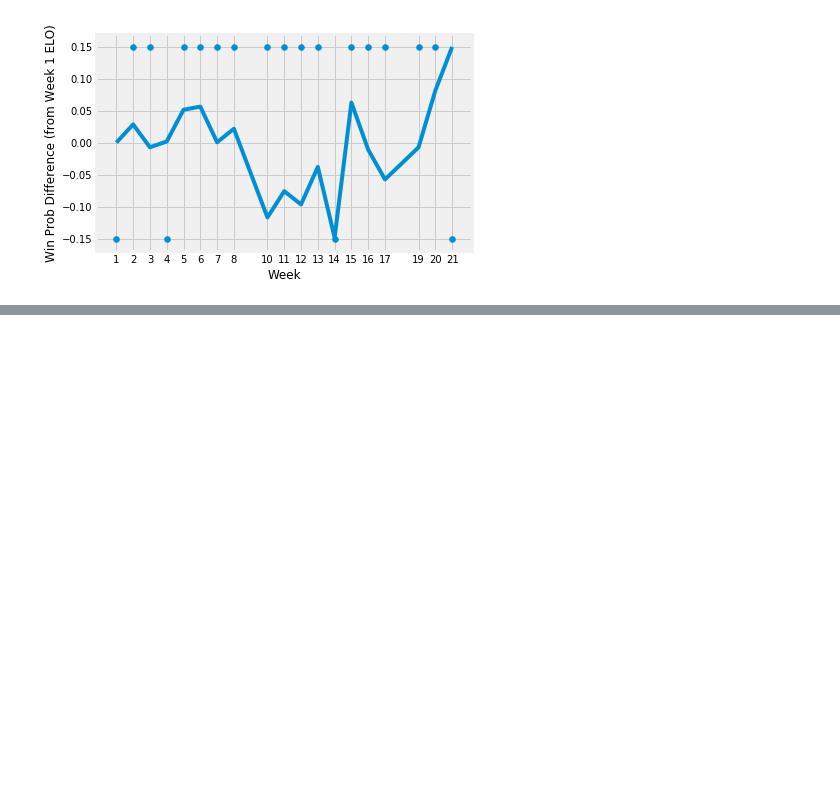
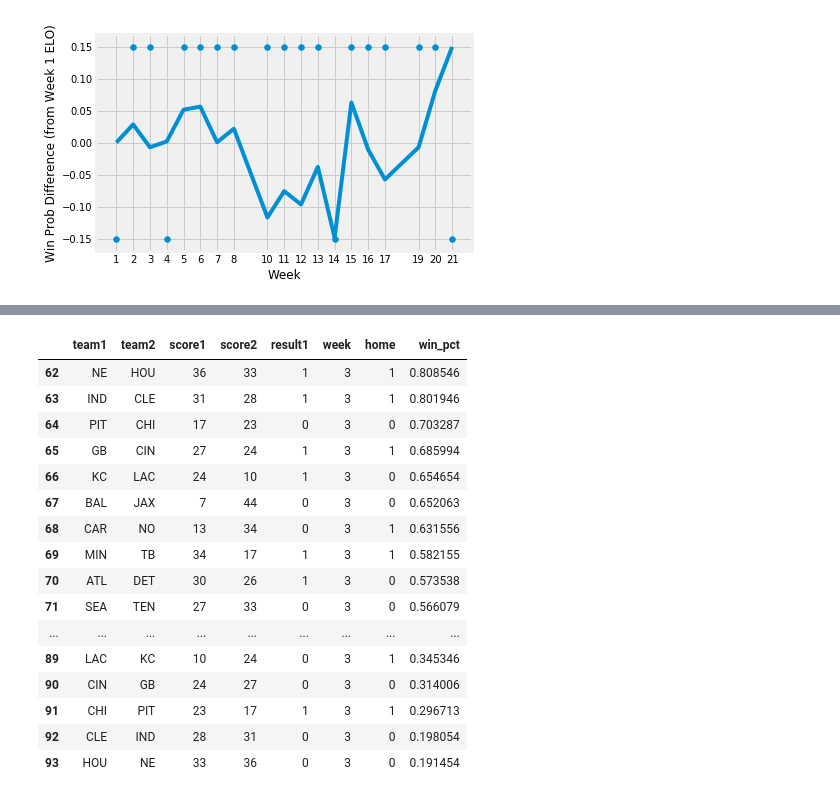
Before and after one commit to ajvogt/nfl-pickem, a Jupyter notebook: analysis.ipynb, the cells around one changed output, grey strips where cells are left out. Saved outputs shown, nothing was run; the diff lists cells and outputs as text; code cells hidden in the pictures; blank space fills up the shorter version.

```diff
--- a/analysis.ipynb
+++ b/analysis.ipynb
@@ -27,0 +116,20 @@ plt.show()
+# %%
+df[df.week == 3][columns].sort_values(by='win_pct', ascending=False)
+# %% [output]
+|  | team1 | team2 | score1 | score2 | result1 | week | home | win_pct |
+| 62 | NE | HOU | 36 | 33 | 1 | 3 | 1 | 0.808546 |
+| 63 | IND | CLE | 31 | 28 | 1 | 3 | 1 | 0.801946 |
+| 64 | PIT | CHI | 17 | 23 | 0 | 3 | 0 | 0.703287 |
+| 65 | GB | CIN | 27 | 24 | 1 | 3 | 1 | 0.685994 |
+| 66 | KC | LAC | 24 | 10 | 1 | 3 | 0 | 0.654654 |
+| 67 | BAL | JAX | 7 | 44 | 0 | 3 | 0 | 0.652063 |
+| 68 | CAR | NO | 13 | 34 | 0 | 3 | 1 | 0.631556 |
+| 69 | MIN | TB | 34 | 17 | 1 | 3 | 1 | 0.582155 |
+| 70 | ATL | DET | 30 | 26 | 1 | 3 | 0 | 0.573538 |
+| 71 | SEA | TEN | 27 | 33 | 0 | 3 | 0 | 0.566079 |
+| ... | ... | ... | ... | ... | ... | ... | ... | ... |
+| 89 | LAC | KC | 10 | 24 | 0 | 3 | 1 | 0.345346 |
+| 90 | CIN | GB | 24 | 27 | 0 | 3 | 0 | 0.314006 |
+| 91 | CHI | PIT | 23 | 17 | 1 | 3 | 1 | 0.296713 |
+| 92 | CLE | IND | 28 | 31 | 0 | 3 | 0 | 0.198054 |
+| 93 | HOU | NE | 33 | 36 | 0 | 3 | 0 | 0.191454 |
```
Also changed, not shown: parts of 3 cells of this notebook, 1 other file.
